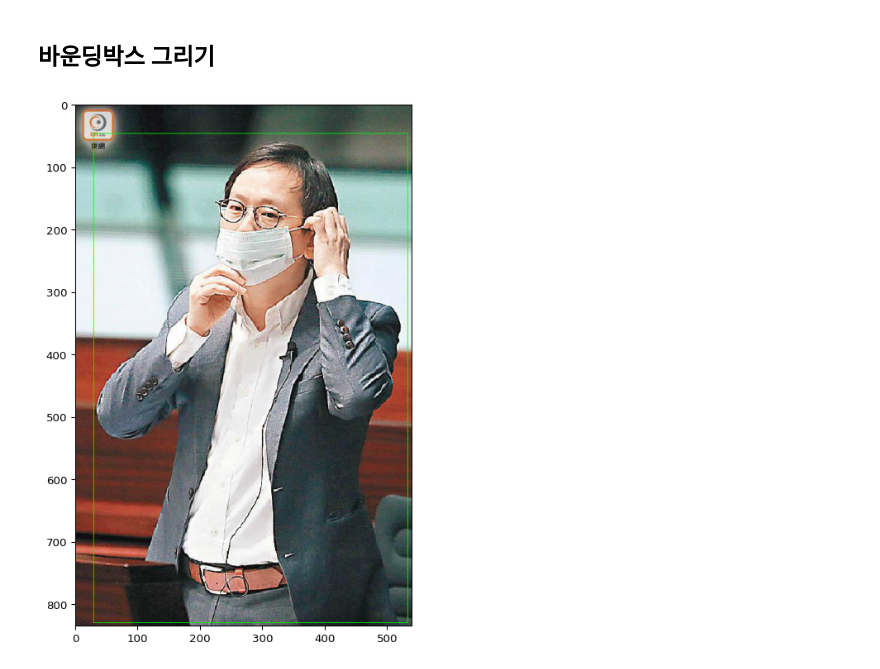
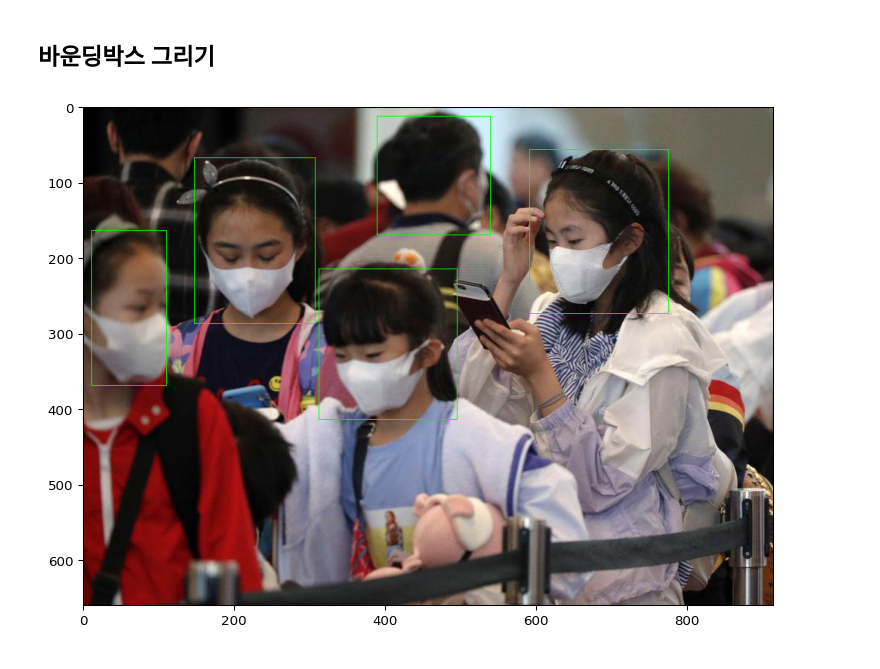
Before and after one commit to Finfra/KerasStudy, a Jupyter notebook: 10.Yolo/03.Yolov5_Colab_Notbash.ipynb, the cells around one changed output. Saved outputs shown, nothing was run; the diff lists cells and outputs as text; code cells hidden in the pictures.

```diff
--- a/10.Yolo/03.Yolov5_Colab_Notbash.ipynb
+++ b/10.Yolo/03.Yolov5_Colab_Notbash.ipynb
@@ -150,6 +151,5 @@ mPath='/content/drive/MyDrive/_code/ObjectDetection/yolov5/runs/train/mask_yolov
 # %% [markdown]
 ## 직접 만든 모델 load
 # %%
-model = torch.hub.load('ultralytics/yolov5', 'yolov5s')
-torch.load(mPath)
+model = torch.hub.load(wPath, 'custom', path=mPath, source='local')
 # %% [output]
@@ -193,8 +167,10 @@ Adding AutoShape...
 # %% [markdown]
 ## Image 를 불러와서 test
+# %%
+testPath = '/content/drive/MyDrive/_code/ObjectDetection/data/yolov5_mask/valid/images/0009S6815V3PEU1N-C123-F4_jpg.rf.128ad940f96aa8fa5174093ddb7ae5ee.jpg'
 # %%
 %cd /content
-imgs = ['/content/drive/MyDrive/_code/ObjectDetection/data/yolov5_mask/valid/images/0109-00176-096b1_jpg.rf.69ffdcd78617808a849bb59feea2afca.jpg']  # batch of images
+imgs = [testPath]  # batch of images
 
 # Inference
 results = model(imgs)
@@ -234,7 +210,7 @@ import pandas as pd
 # %% [markdown]
 ## original 이미지 확인
 # %%
-image = imageio.imread("/content/drive/MyDrive/_code/ObjectDetection/data/yolov5_mask/valid/images/0109-00176-096b1_jpg.rf.69ffdcd78617808a849bb59feea2afca.jpg")
+image = imageio.imread(testPath)
 
 print("Original:")
 ia.imshow(image)
@@ -258,13 +234,17 @@ def bbsOnImage(img,bs):
 # %% [markdown]
 ## 바운딩박스 그리기
 # %%
-x1re = float(results.xyxy[0][0][0])
-x2re = float(results.xyxy[0][0][2])
-y1re = float(results.xyxy[0][0][1])
-y2re = float(results.xyxy[0][0][3])
-bs=[
-    ia.BoundingBox(x1=x1re, y1=y1re, x2=x2re, y2=y2re)
-]
-ia.imshow(bbsOnImage(image,bs))
+timage = image
+for i in results.xyxy :
+  for t in i :
+    x1re = float(t[0])
+    x2re = float(t[2])
+    y1re = float(t[1])
+    y2re = float(t[3])
+    bs=[
+      ia.BoundingBox(x1=x1re, y1=y1re, x2=x2re, y2=y2re)
+    ]
+    timage = bbsOnImage(timage,bs)
+ia.imshow(timage)
 # %% [output]
-[figure, old version]
+[figure, new version]
```
Also changed, not shown: parts of 8 cells of this notebook.
